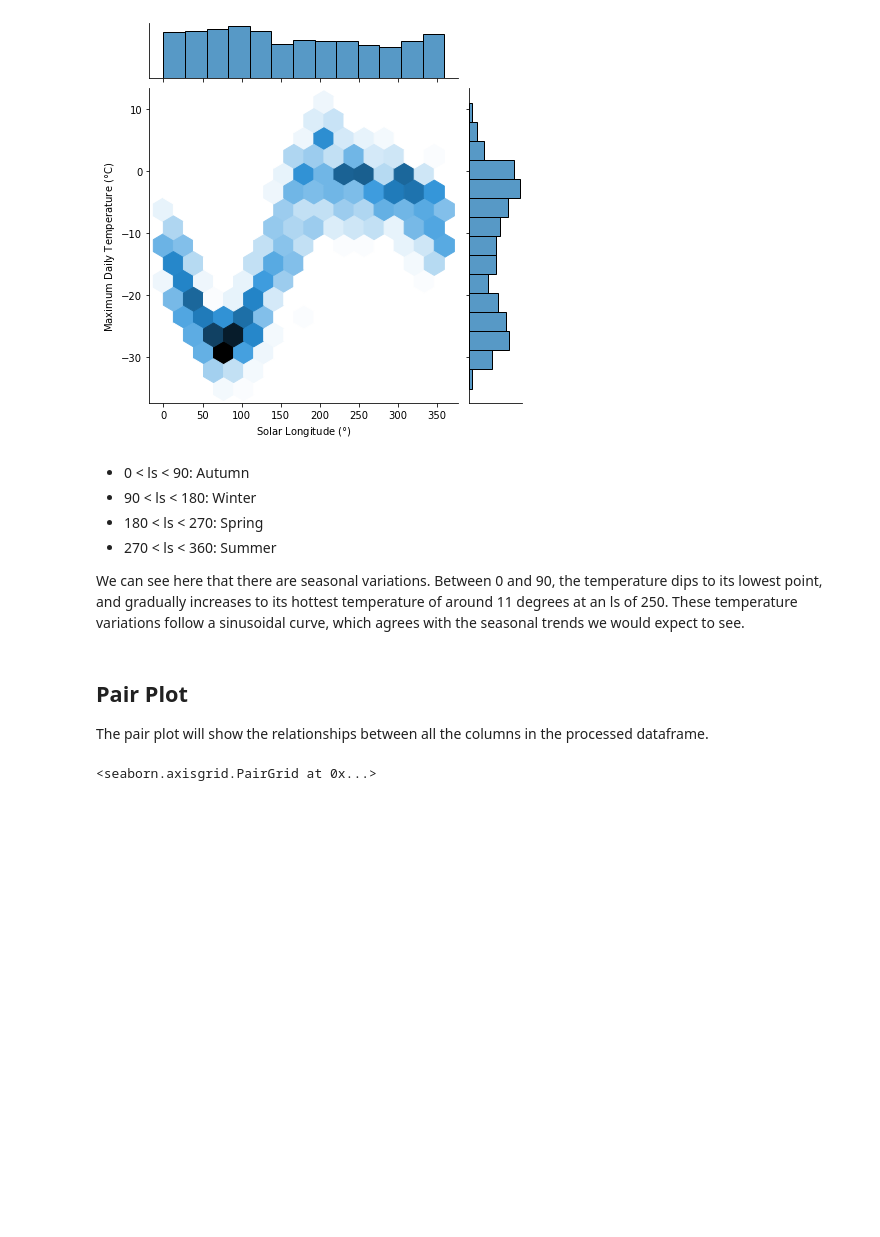
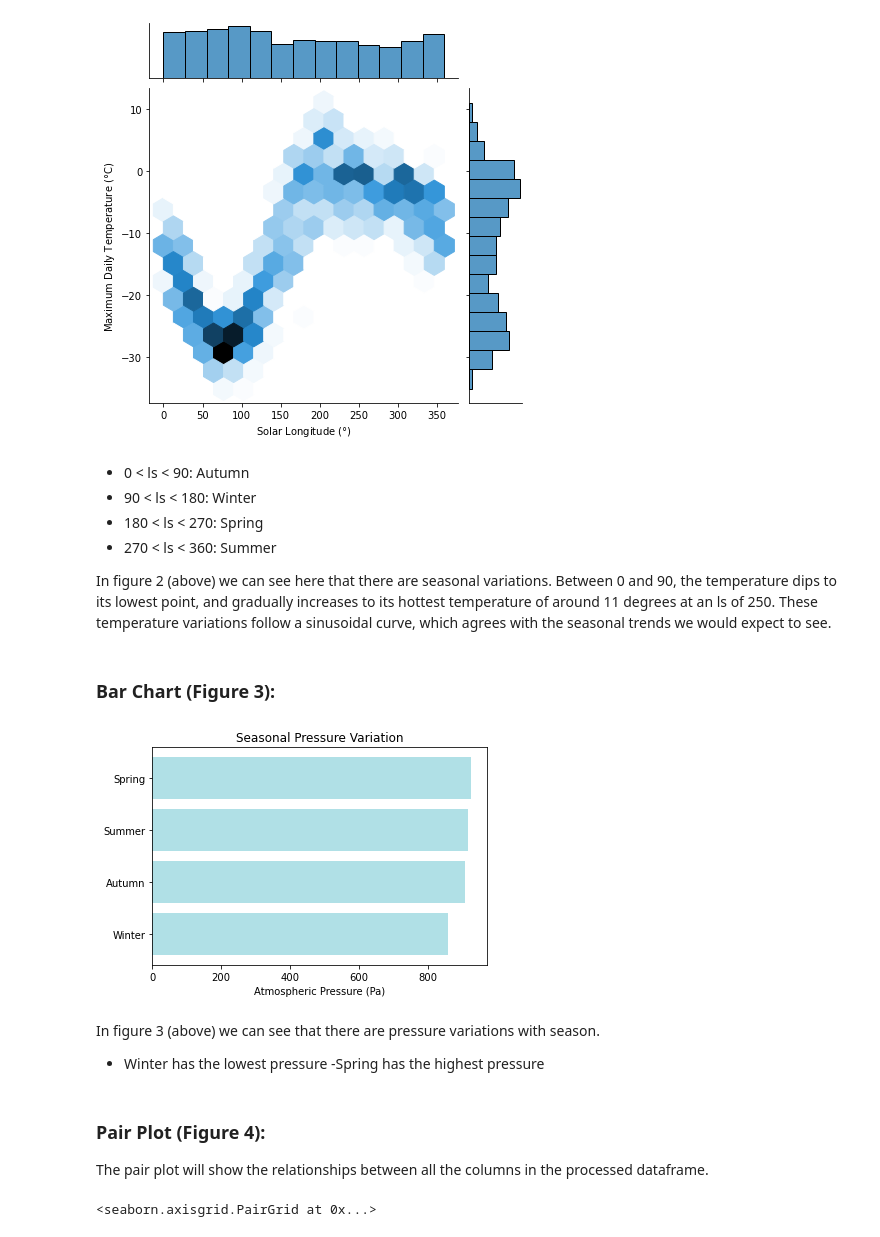
Before and after one commit to data301-2021-winter1/group15-project, a Jupyter notebook: notebooks/group_analysis.ipynb, the cells around one changed output. Drawn from its saved outputs; the diff is of its cells as text; code cells hidden in the pictures; blank space fills up the shorter version.

```diff
--- a/notebooks/group_analysis.ipynb
+++ b/notebooks/group_analysis.ipynb
@@ -83,10 +85,26 @@ Text(27.0, 0.5, 'Maximum Daily Temperature ($\\degree$C)')
 - 180 < ls < 270: Spring
 - 270 < ls < 360: Summer
 
-We can see here that there are seasonal variations.
+In figure 2 (above) we can see here that there are seasonal variations.
 Between 0 and 90, the temperature dips to its lowest point, and gradually increases to its hottest temperature of around 11 degrees at an ls of 250. These temperature variations follow a sinusoidal curve, which agrees with the seasonal trends we would expect to see.
+# %% [markdown]
+### Bar Chart (Figure 3):
+# %%
+plt.barh(dfp['Season'],dfp['pressure'],color = ['#B0E0E6'])
+
+plt.title('Seasonal Pressure Variation')
+plt.xlabel('Atmospheric Pressure (Pa)')
+plt.xticks()
+
+plt.show()
+# %% [output]
+[figure, added]
+# %% [markdown]
+In figure 3 (above) we can see that there are pressure variations with season.
+- Winter has the lowest pressure
+-Spring has the highest pressure
 # %% [markdown]
-## Pair Plot
+### Pair Plot (Figure 4):
 
 The pair plot will show the relationships between all the columns in the processed dataframe.
 # %%
```
Also changed, not shown: parts of 4 cells of this notebook, 1 other file.
